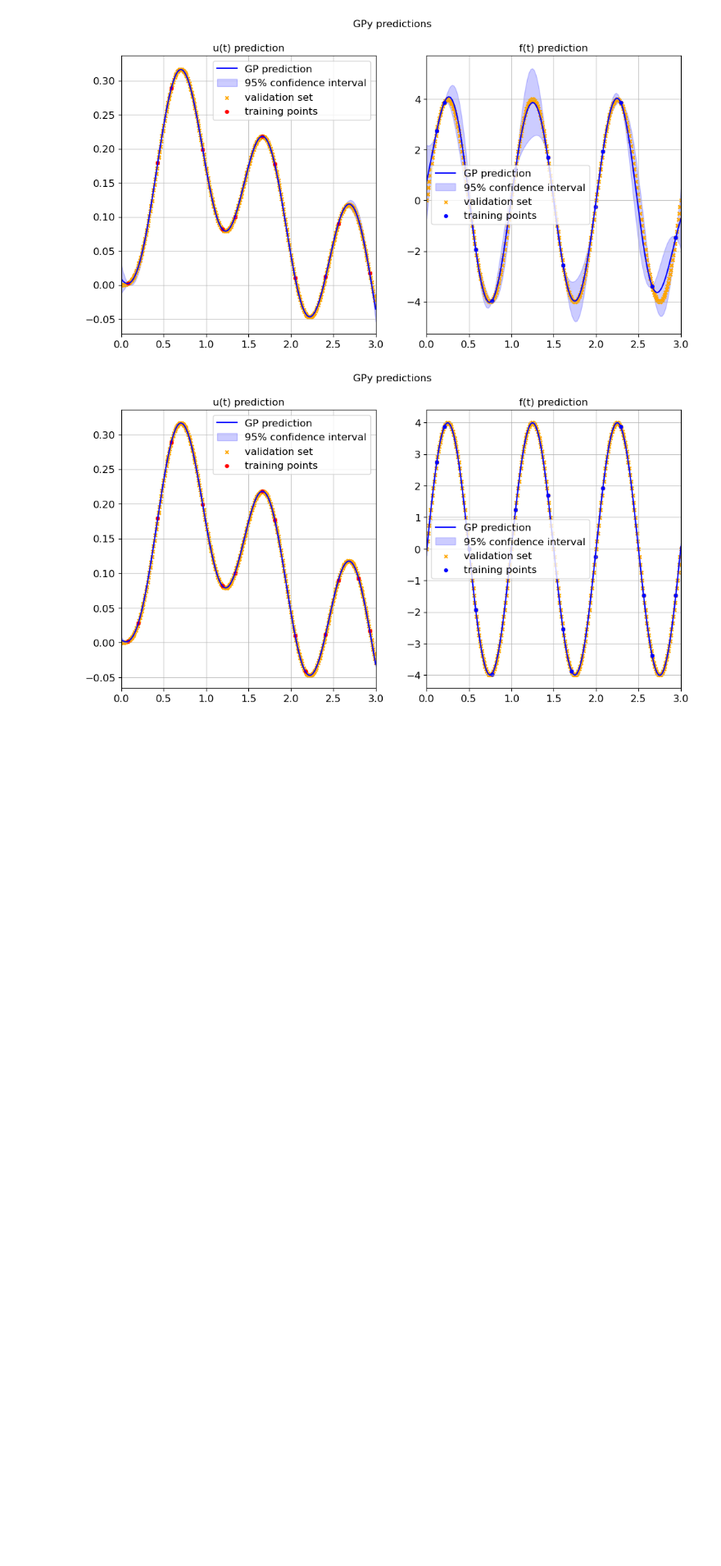
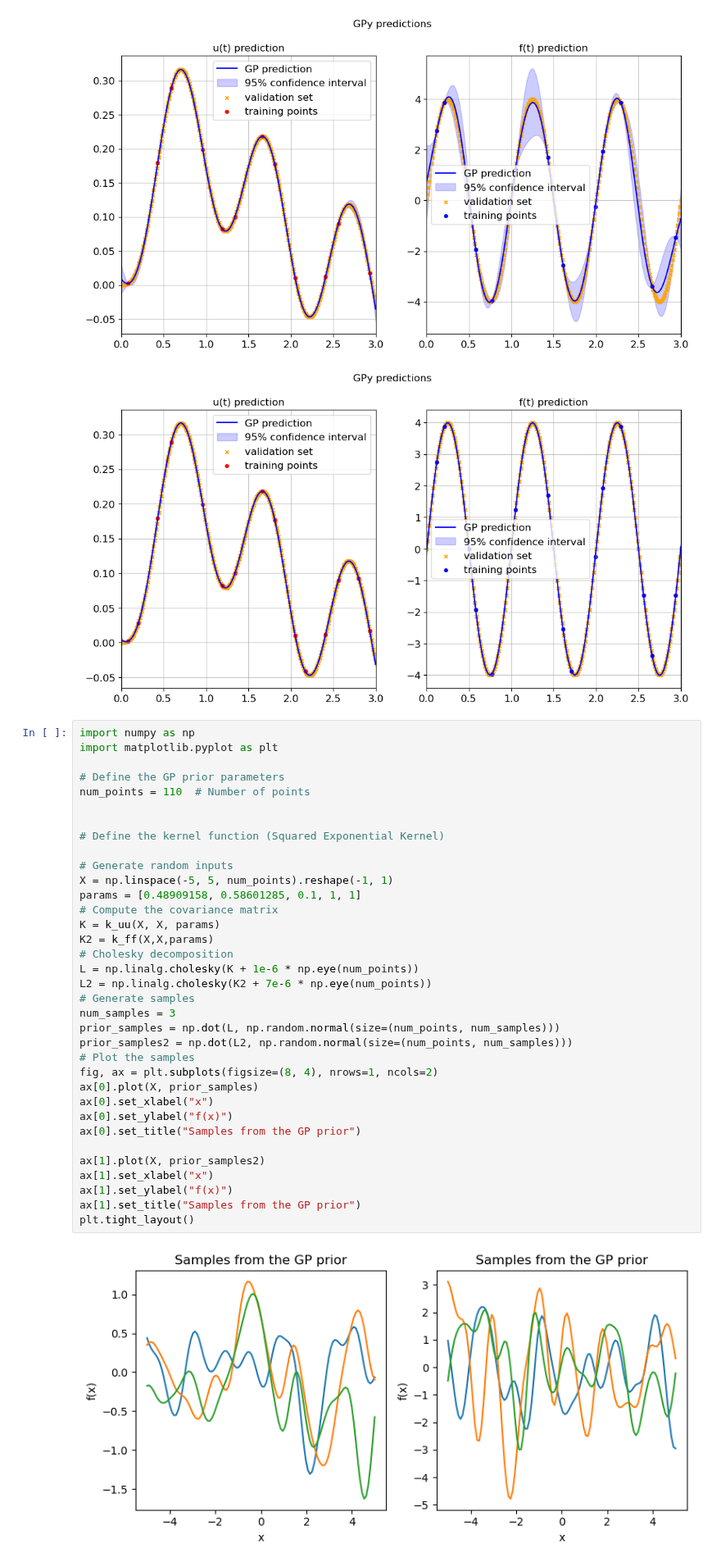
Before and after one commit to TobiLeitgeb/Code_bac, a Jupyter notebook: final_examples/oscillator/oscillator.ipynb, the cells around one changed output. Shown at 82% size. Drawn from its saved outputs; the diff is of its cells as text; blank space fills up the shorter version.

```diff
--- a/final_examples/oscillator/oscillator.ipynb
+++ b/final_examples/oscillator/oscillator.ipynb
@@ -285,3 +285,40 @@ MSE f:  0.004112378062660578
 [figure]
 [figure]
 [figure]
+# %%
+import numpy as np
+import matplotlib.pyplot as plt
+
+# Define the GP prior parameters
+num_points = 110  # Number of points
+
+
+# Define the kernel function (Squared Exponential Kernel)
+
+# Generate random inputs
+X = np.linspace(-5, 5, num_points).reshape(-1, 1)
+params = [0.48909158, 0.58601285, 0.1, 1, 1]
+# Compute the covariance matrix
+K = k_uu(X, X, params)
+K2 = k_ff(X,X,params)
+# Cholesky decomposition
+L = np.linalg.cholesky(K + 1e-6 * np.eye(num_points))
+L2 = np.linalg.cholesky(K2 + 7e-6 * np.eye(num_points))
+# Generate samples
+num_samples = 3
+prior_samples = np.dot(L, np.random.normal(size=(num_points, num_samples)))
+prior_samples2 = np.dot(L2, np.random.normal(size=(num_points, num_samples)))
+# Plot the samples
+fig, ax = plt.subplots(figsize=(8, 4), nrows=1, ncols=2)
+ax[0].plot(X, prior_samples)
+ax[0].set_xlabel("x")
+ax[0].set_ylabel("f(x)")
+ax[0].set_title("Samples from the GP prior")
+
+ax[1].plot(X, prior_samples2)
+ax[1].set_xlabel("x")
+ax[1].set_ylabel("f(x)")
+ax[1].set_title("Samples from the GP prior")
+plt.tight_layout()
+# %% [output]
+[figure, added]
```
Also changed, not shown: parts of 1 cell of this notebook, 4 other files.
